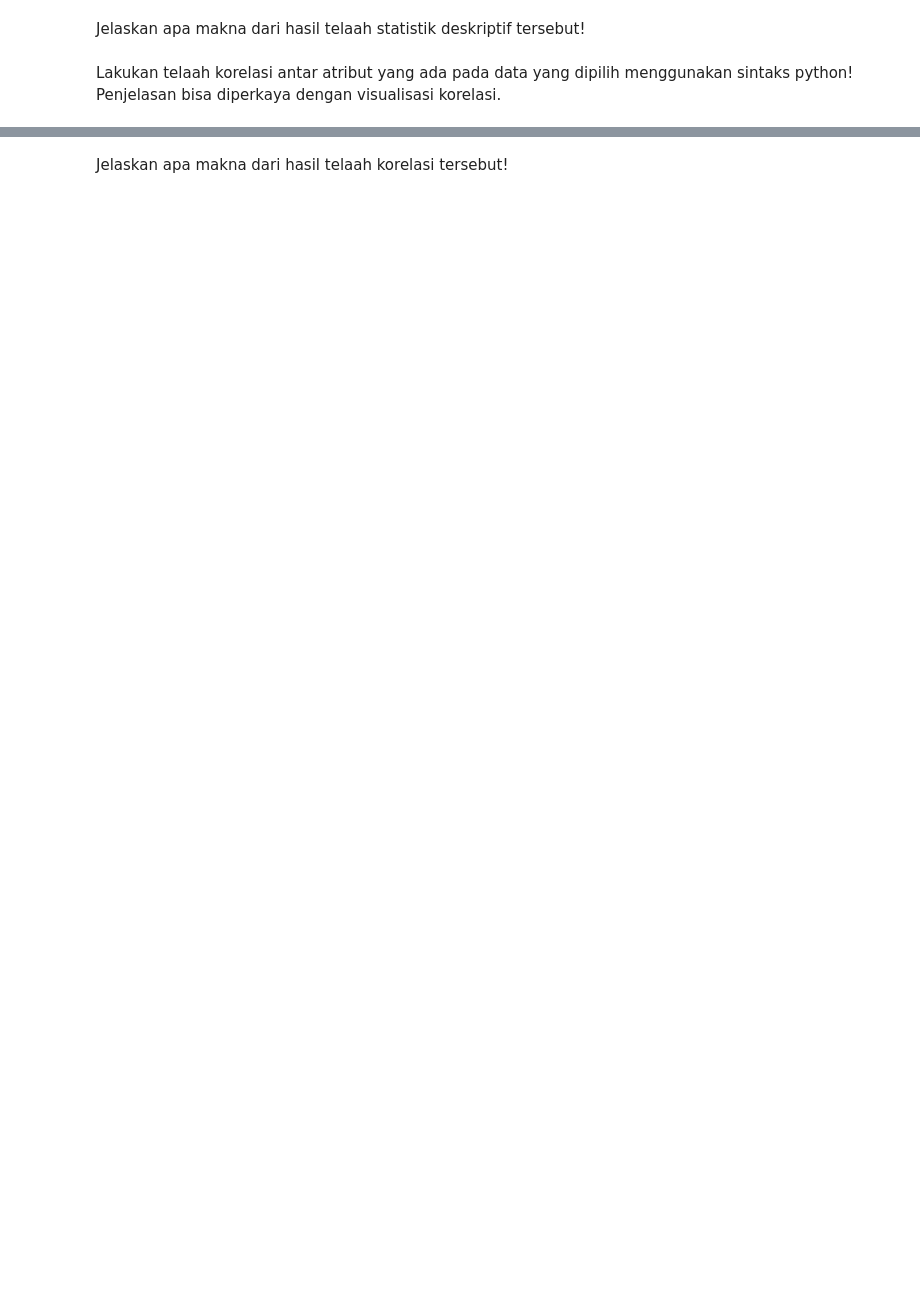
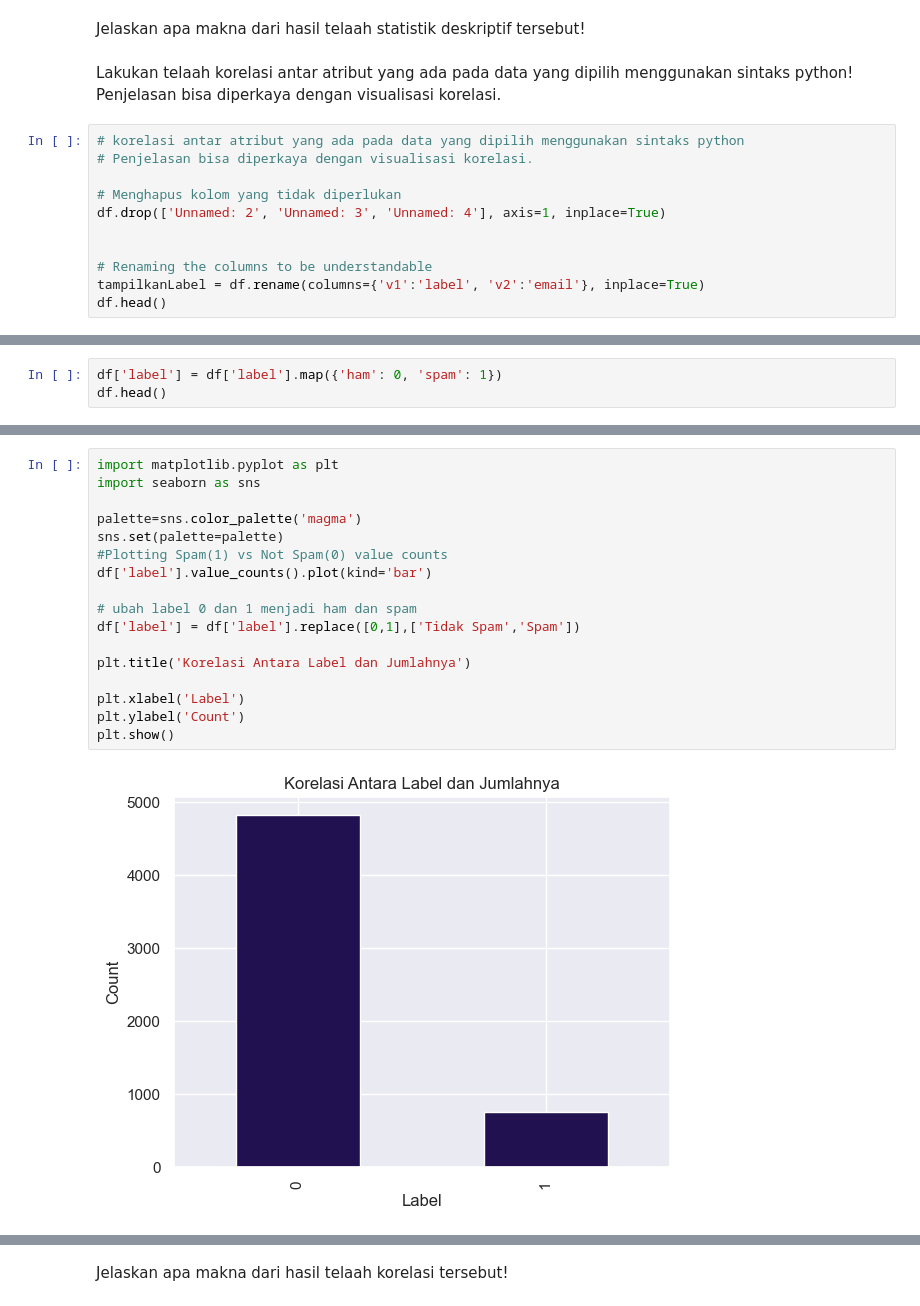
Before and after one commit to alfa000/kung-fu-pandas-fga, a Jupyter notebook: Lembar Kerja Kelompok 1 - Latihan Akuisisi dan pemahaman data.ipynb, the cells around one changed output, grey strips where cells are left out. Saved outputs shown, nothing was run; the diff lists cells and outputs as text; blank space fills up the shorter version.

```diff
--- a/Lembar Kerja Kelompok 1 - Latihan Akuisisi dan pemahaman data.ipynb
+++ b/Lembar Kerja Kelompok 1 - Latihan Akuisisi dan pemahaman data.ipynb
@@ -48,3 +130,14 @@ Munculkan statistik deskriptif untuk data yang dipilih dengan sintaks python!
 Jelaskan apa makna dari hasil telaah statistik deskriptif tersebut!
 # %% [markdown]
 Lakukan telaah korelasi antar atribut yang ada pada data yang dipilih menggunakan sintaks python! Penjelasan bisa diperkaya dengan visualisasi korelasi.
+# %%
+# korelasi antar atribut yang ada pada data yang dipilih menggunakan sintaks python
+# Penjelasan bisa diperkaya dengan visualisasi korelasi.
+
+# Menghapus kolom yang tidak diperlukan
+df.drop(['Unnamed: 2', 'Unnamed: 3', 'Unnamed: 4'], axis=1, inplace=True)
+
+
+# Renaming the columns to be understandable
+tampilkanLabel = df.rename(columns={'v1':'label', 'v2':'email'}, inplace=True)
+df.head()
@@ -50,0 +151,3 @@ Lakukan telaah korelasi antar atribut yang ada pada data yang dipilih menggunaka
+# %%
+df['label'] = df['label'].map({'ham': 0, 'spam': 1})
+df.head()
@@ -50,0 +161,19 @@ Lakukan telaah korelasi antar atribut yang ada pada data yang dipilih menggunaka
+# %%
+import matplotlib.pyplot as plt
+import seaborn as sns
+
+palette=sns.color_palette('magma')
+sns.set(palette=palette)
+#Plotting Spam(1) vs Not Spam(0) value counts
+df['label'].value_counts().plot(kind='bar')
+
+# ubah label 0 dan 1 menjadi ham dan spam
+df['label'] = df['label'].replace([0,1],['Tidak Spam','Spam'])
+
+plt.title('Korelasi Antara Label dan Jumlahnya')
+
+plt.xlabel('Label')
+plt.ylabel('Count')
+plt.show()
+# %% [output]
+[figure, added]
```
Also changed, not shown: parts of 8 cells of this notebook.
